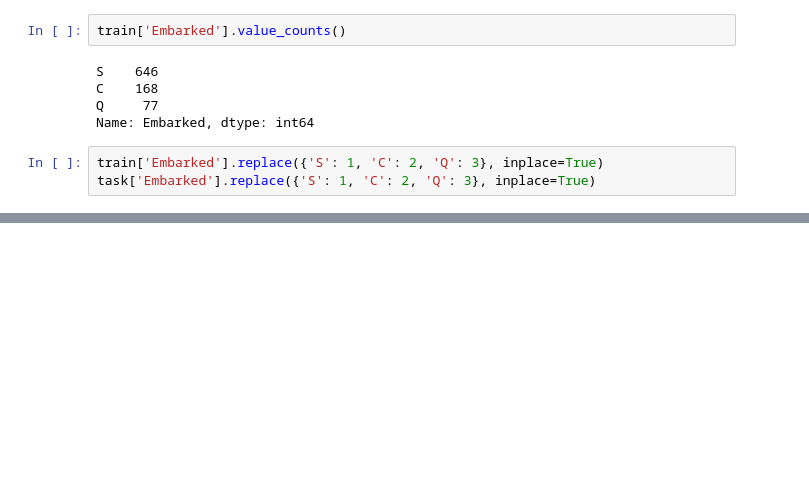
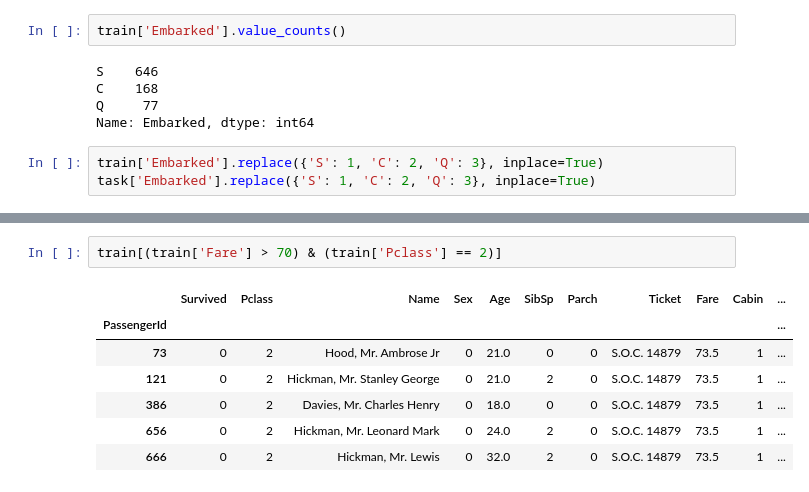
Before and after one commit to warshtayner/Kaggle_Titanic, a Jupyter notebook: prediction_version_2.ipynb, the cells around one changed output, grey strips where cells are left out. Cells and saved outputs as stored; diff of their text form; blank space fills up the shorter version.

```diff
--- a/prediction_version_2.ipynb
+++ b/prediction_version_2.ipynb
@@ -186,0 +283,10 @@ memory usage: 35.9+ KB
+# %%
+train[(train['Fare'] > 70) & (train['Pclass'] == 2)]
+# %% [output]
+|  | Survived | Pclass | Name | Sex | Age | SibSp | Parch | Ticket | Fare | Cabin | ... |
+| PassengerId |  |  |  |  |  |  |  |  |  |  | ... |
+| 73 | 0 | 2 | Hood, Mr. Ambrose Jr | 0 | 21.0 | 0 | 0 | S.O.C. 14879 | 73.5 | 1 | ... |
+| 121 | 0 | 2 | Hickman, Mr. Stanley George | 0 | 21.0 | 2 | 0 | S.O.C. 14879 | 73.5 | 1 | ... |
+| 386 | 0 | 2 | Davies, Mr. Charles Henry | 0 | 18.0 | 0 | 0 | S.O.C. 14879 | 73.5 | 1 | ... |
+| 656 | 0 | 2 | Hickman, Mr. Leonard Mark | 0 | 24.0 | 2 | 0 | S.O.C. 14879 | 73.5 | 1 | ... |
+| 666 | 0 | 2 | Hickman, Mr. Lewis | 0 | 32.0 | 2 | 0 | S.O.C. 14879 | 73.5 | 1 | ... |
```
Also changed, not shown: parts of 20 cells of this notebook.
